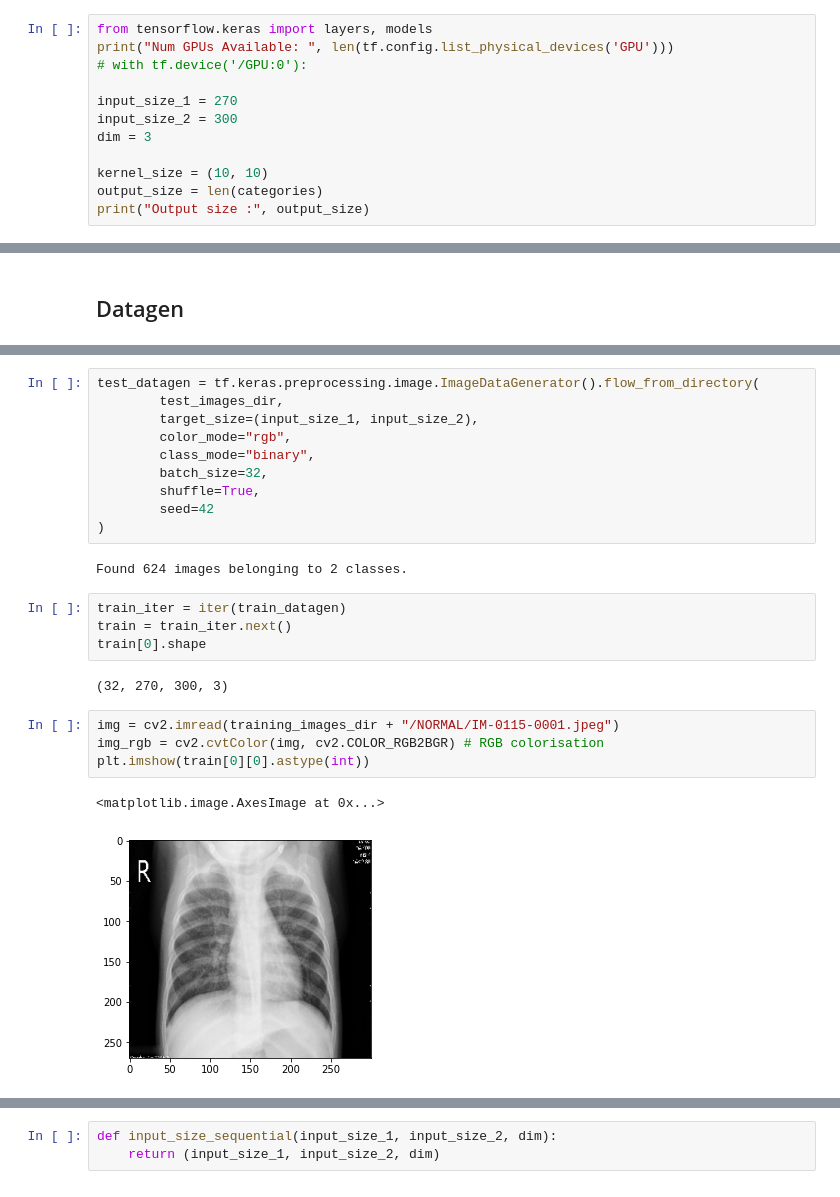
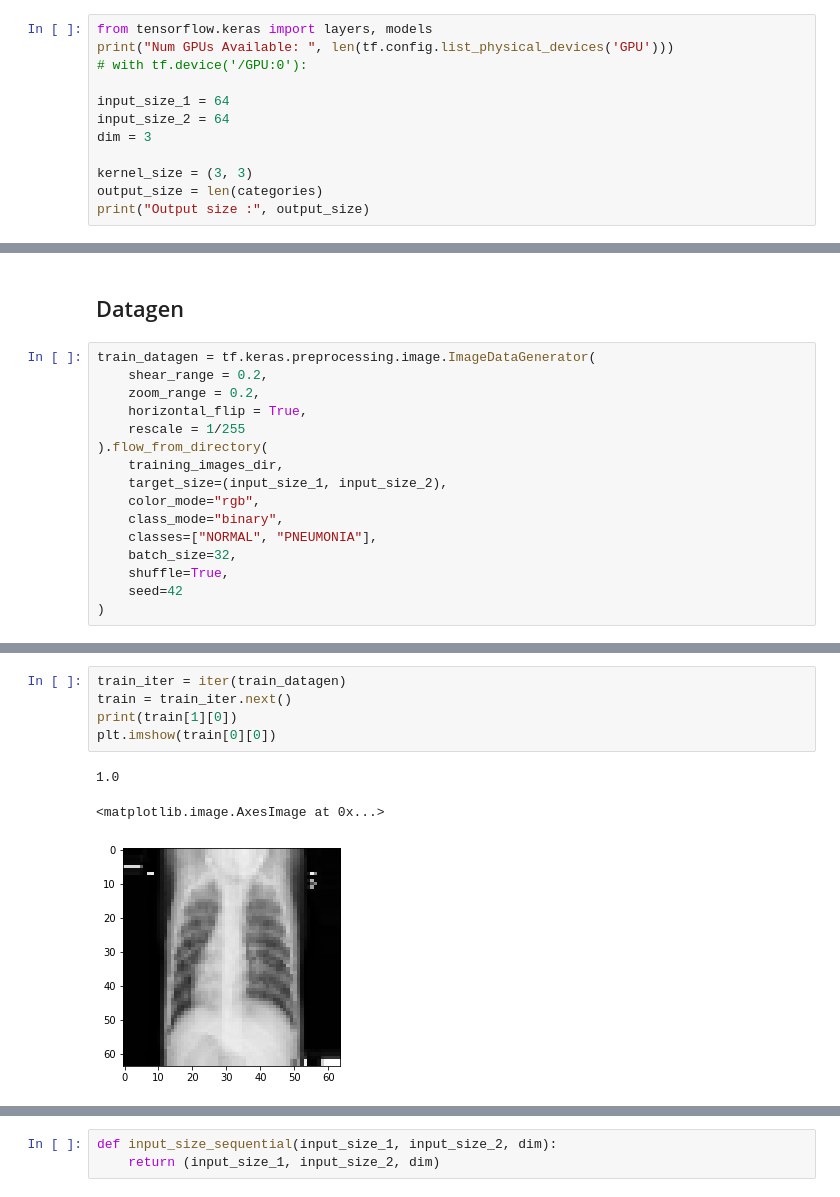
Before and after one commit to leersmathieu/pneumonia-detector, a Jupyter notebook: pneumonia_modeling.ipynb, the cells around one changed output, grey strips where cells are left out. Saved outputs shown, nothing was run; the diff lists cells and outputs as text.

```diff
--- a/pneumonia_modeling.ipynb
+++ b/pneumonia_modeling.ipynb
@@ -52,11 +52,11 @@ from tensorflow.keras import layers, models
 print("Num GPUs Available: ", len(tf.config.list_physical_devices('GPU')))
 # with tf.device('/GPU:0'):
 
-input_size_1 = 270
-input_size_2 = 300
+input_size_1 = 64
+input_size_2 = 64
 dim = 3
 
-kernel_size = (10, 10)
+kernel_size = (3, 3)
 output_size = len(categories)
 print("Output size :", output_size)
 # %% [output]
@@ -64,3 +64,19 @@ Num GPUs Available:  1
 Output size : 2
 # %% [markdown]
 ## Datagen
+# %%
+train_datagen = tf.keras.preprocessing.image.ImageDataGenerator(
+    shear_range = 0.2,
+    zoom_range = 0.2,
+    horizontal_flip = True,
+    rescale = 1/255
+).flow_from_directory(
+    training_images_dir,
+    target_size=(input_size_1, input_size_2),
+    color_mode="rgb",
+    class_mode="binary",
+    classes=["NORMAL", "PNEUMONIA"],
+    batch_size=32,
+    shuffle=True,
+    seed=42
+)
@@ -79,28 +100,12 @@ Found 5216 images belonging to 2 classes.
-# %%
-test_datagen = tf.keras.preprocessing.image.ImageDataGenerator().flow_from_directory(
-        test_images_dir,
-        target_size=(input_size_1, input_size_2),
-        color_mode="rgb",
-        class_mode="binary",
-        batch_size=32,
-        shuffle=True,
-        seed=42
-)
-# %% [output]
-Found 624 images belonging to 2 classes.
 # %%
 train_iter = iter(train_datagen)
 train = train_iter.next()
-train[0].shape
+print(train[1][0])
+plt.imshow(train[0][0])
 # %% [output]
-(32, 270, 300, 3)
+1.0
+<matplotlib.image.AxesImage at 0x...>
+[figure, added]
-# %%
-img = cv2.imread(training_images_dir + "/NORMAL/IM-0115-0001.jpeg")
-img_rgb = cv2.cvtColor(img, cv2.COLOR_RGB2BGR) # RGB colorisation
-plt.imshow(train[0][0].astype(int))
-# %% [output]
-<matplotlib.image.AxesImage at 0x...>
-[figure, removed]
 # %%
 print("input size : ",input_size_1, input_size_2)
 print("dim : ", dim)
```
Also changed, not shown: parts of 21 cells of this notebook, 4 other files.
